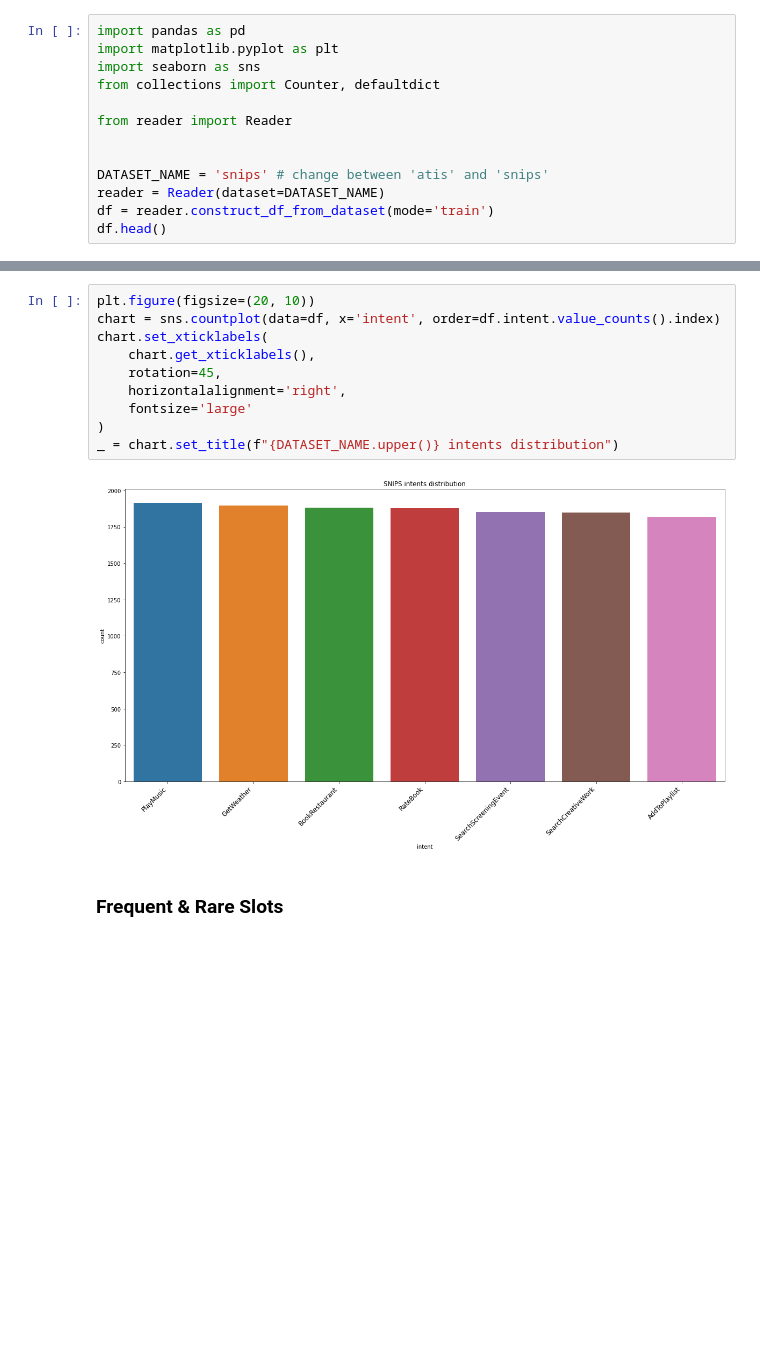
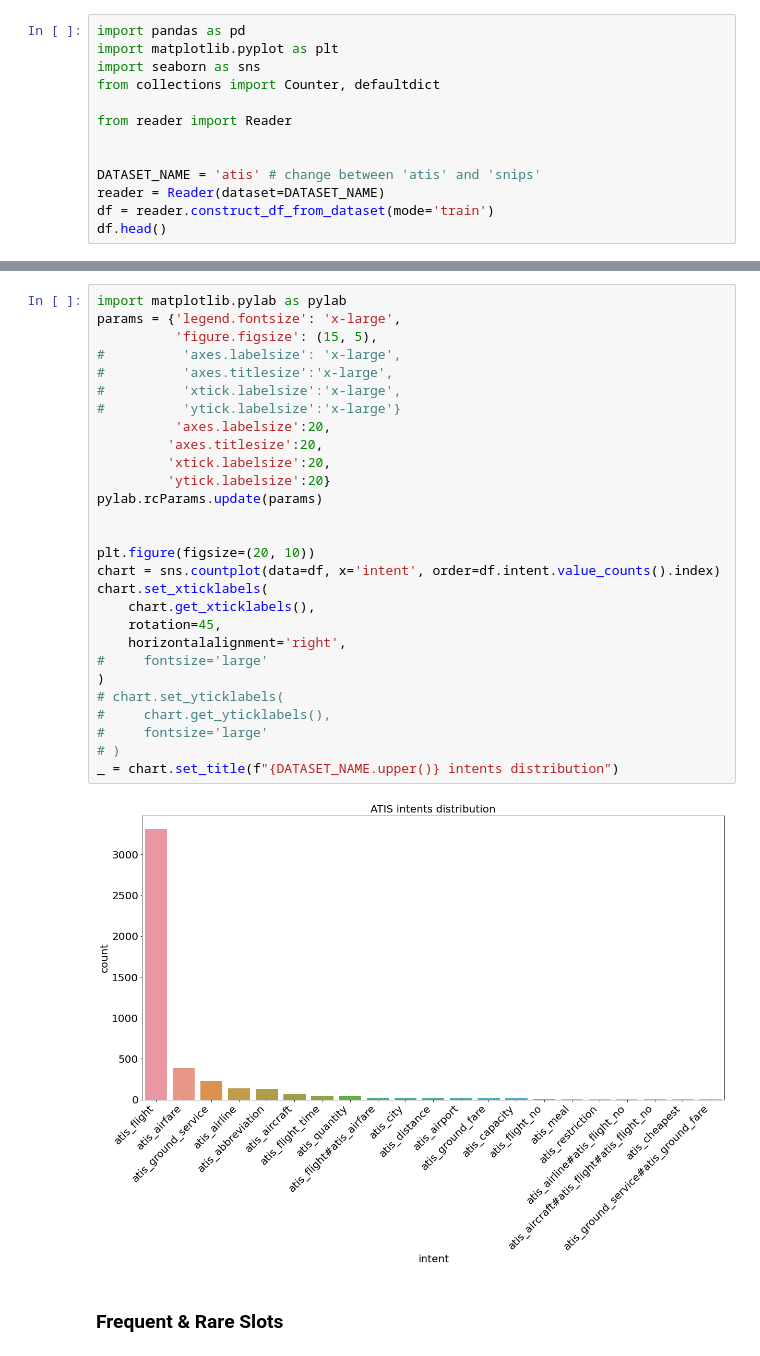
Before and after one commit to tassiasP/Intent_Recognition_and_Slot_Filling-using_BERT_and_Prompting, a Jupyter notebook: eda.ipynb, the cells around one changed output, grey strips where cells are left out. Saved outputs shown, nothing was run; the diff lists cells and outputs as text; blank space fills up the shorter version.

```diff
--- a/eda.ipynb
+++ b/eda.ipynb
@@ -7,7 +7,7 @@ from collections import Counter, defaultdict
 from reader import Reader
 
 
-DATASET_NAME = 'snips' # change between 'atis' and 'snips'
+DATASET_NAME = 'atis' # change between 'atis' and 'snips'
 reader = Reader(dataset=DATASET_NAME)
 df = reader.construct_df_from_dataset(mode='train')
 df.head()
@@ -28,15 +28,33 @@ _ = chart.set_title(f"Number of words in the utterances of the {DATASET_NAME.upp
 # %%
+import matplotlib.pylab as pylab
+params = {'legend.fontsize': 'x-large',
+          'figure.figsize': (15, 5),
+#          'axes.labelsize': 'x-large',
+#          'axes.titlesize':'x-large',
+#          'xtick.labelsize':'x-large',
+#          'ytick.labelsize':'x-large'}
+          'axes.labelsize':20,
+         'axes.titlesize':20,
+         'xtick.labelsize':20,
+         'ytick.labelsize':20}
+pylab.rcParams.update(params)
+
+
 plt.figure(figsize=(20, 10))
 chart = sns.countplot(data=df, x='intent', order=df.intent.value_counts().index)
 chart.set_xticklabels(
     chart.get_xticklabels(),
     rotation=45,
     horizontalalignment='right',
-    fontsize='large'
+#     fontsize='large'
 )
+# chart.set_yticklabels(
+#     chart.get_yticklabels(),
+#     fontsize='large'
+# )
 _ = chart.set_title(f"{DATASET_NAME.upper()} intents distribution")
 # %% [output]
-[figure, old version]
+[figure, new version]
 # %% [markdown]
 ### Frequent & Rare Slots
 # %%
```
Also changed, not shown: parts of 19 cells of this notebook.
